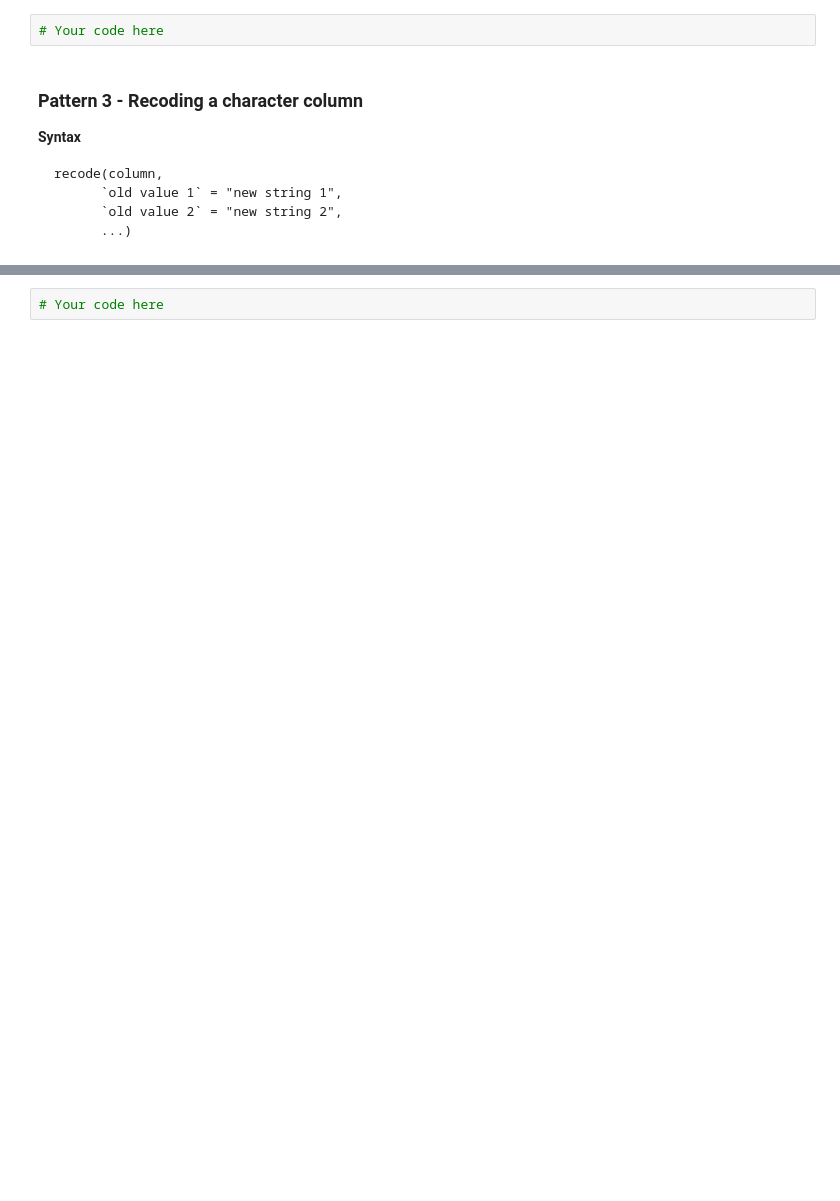
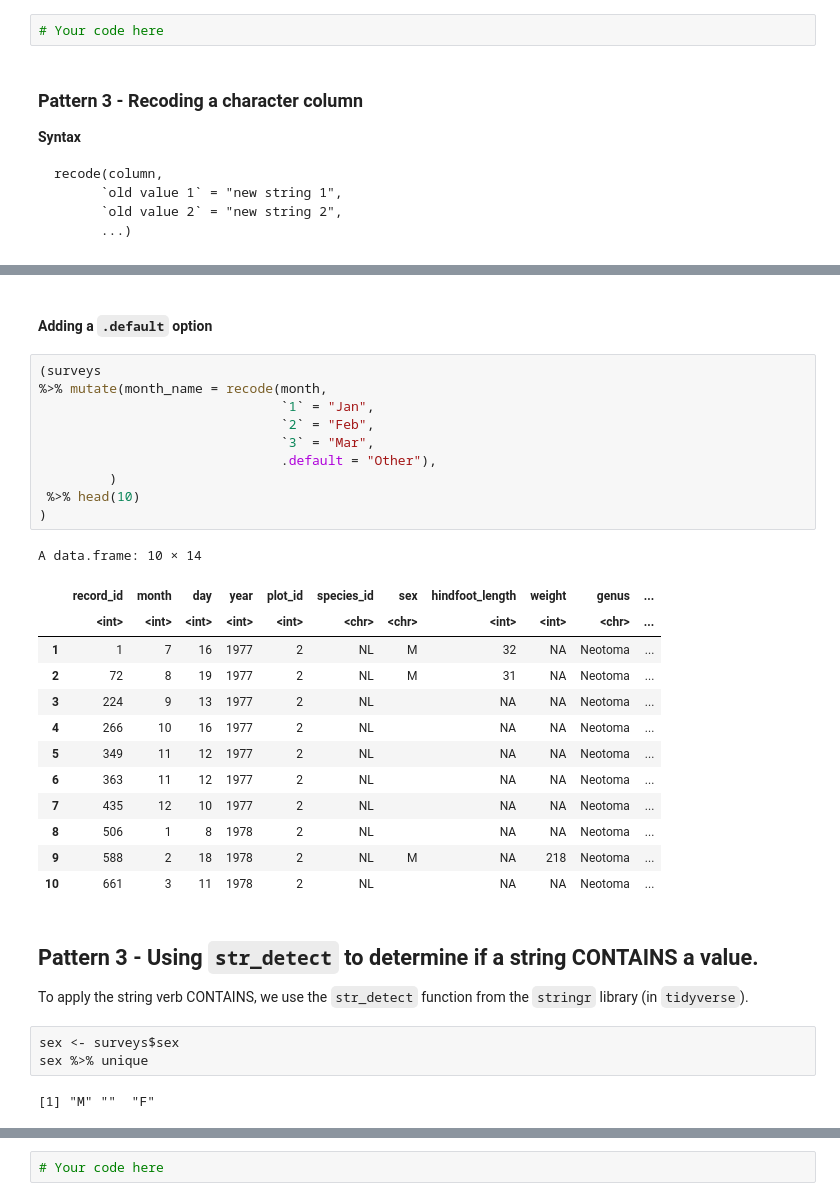
Before and after one commit to yardsale8/DSCI_210_R_notebooks, a Jupyter notebook: lecture_6_3_common_mutations.ipynb, the cells around one changed output, grey strips where cells are left out. Saved outputs shown, nothing was run; the diff lists cells and outputs as text; blank space fills up the shorter version.

```diff
--- a/lecture_6_3_common_mutations.ipynb
+++ b/lecture_6_3_common_mutations.ipynb
@@ -307,0 +390,35 @@ comics %>% head
+# %% [markdown]
+#### Adding a `.default` option
+# %%
+(surveys
+%>% mutate(month_name = recode(month,
+                               `1` = "Jan",
+                               `2` = "Feb",
+                               `3` = "Mar",
+                               .default = "Other"),
+         )
+ %>% head(10)
+)
+# %% [output]
+A data.frame: 10 × 14
+|  | record_id | month | day | year | plot_id | species_id | sex | hindfoot_length | weight | genus | ... |
+|  | <int> | <int> | <int> | <int> | <int> | <chr> | <chr> | <int> | <int> | <chr> | ... |
+| 1 | 1 | 7 | 16 | 1977 | 2 | NL | M | 32 | NA | Neotoma | ... |
+| 2 | 72 | 8 | 19 | 1977 | 2 | NL | M | 31 | NA | Neotoma | ... |
+| 3 | 224 | 9 | 13 | 1977 | 2 | NL |  | NA | NA | Neotoma | ... |
+| 4 | 266 | 10 | 16 | 1977 | 2 | NL |  | NA | NA | Neotoma | ... |
+| 5 | 349 | 11 | 12 | 1977 | 2 | NL |  | NA | NA | Neotoma | ... |
+| 6 | 363 | 11 | 12 | 1977 | 2 | NL |  | NA | NA | Neotoma | ... |
+| 7 | 435 | 12 | 10 | 1977 | 2 | NL |  | NA | NA | Neotoma | ... |
+| 8 | 506 | 1 | 8 | 1978 | 2 | NL |  | NA | NA | Neotoma | ... |
+| 9 | 588 | 2 | 18 | 1978 | 2 | NL | M | NA | 218 | Neotoma | ... |
+| 10 | 661 | 3 | 11 | 1978 | 2 | NL |  | NA | NA | Neotoma | ... |
+# %% [markdown]
+## Pattern 3 - Using `str_detect` to determine if a string CONTAINS a value.
+
+To apply the string verb CONTAINS, we use the `str_detect` function from the `stringr` library (in `tidyverse`).
+# %%
+sex <- surveys$sex
+sex %>% unique
+# %% [output]
+[1] "M" ""  "F"
```
Also changed, not shown: parts of 62 cells of this notebook.
